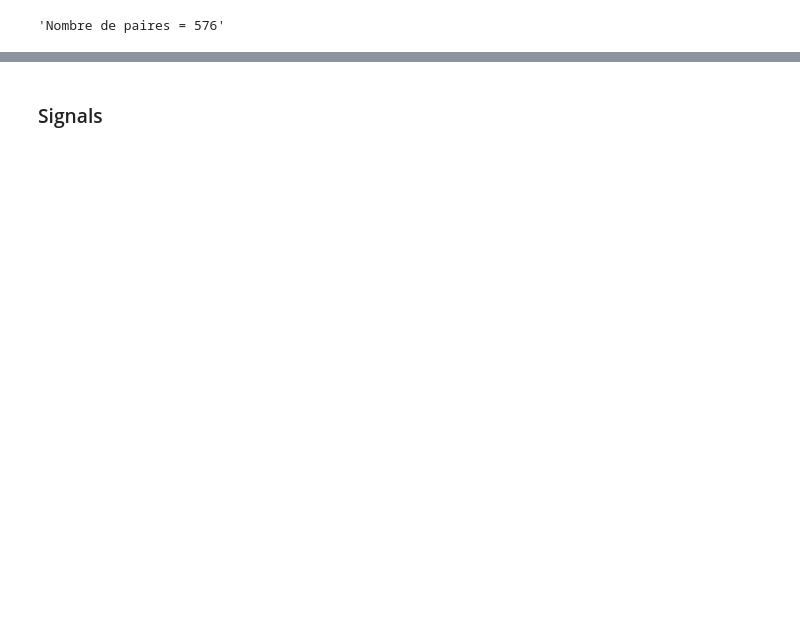
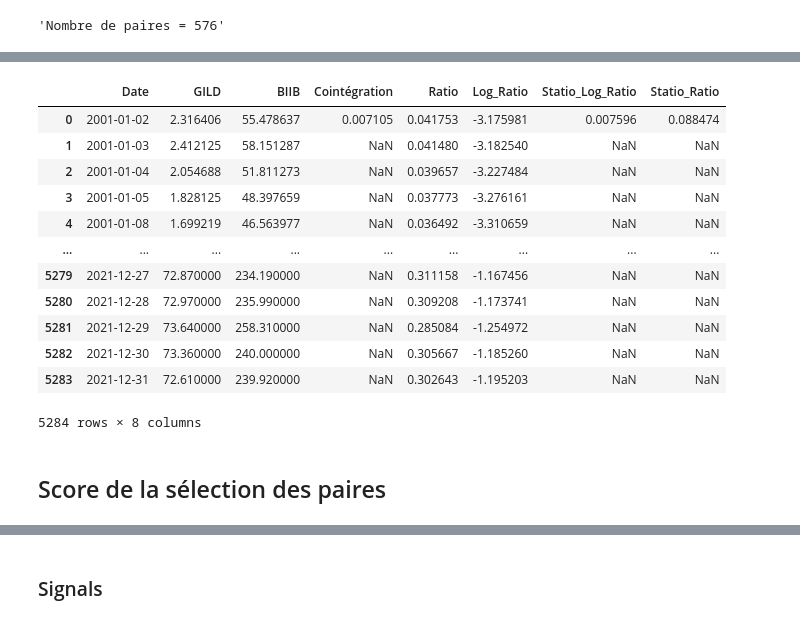
Before and after one commit to ArthurVinot/PI2, a Jupyter notebook: Code_Presentation.ipynb, the cells around one changed output, grey strips where cells are left out. Drawn from its saved outputs; the diff is of its cells as text; code cells hidden in the pictures; blank space fills up the shorter version.

```diff
--- a/Code_Presentation.ipynb
+++ b/Code_Presentation.ipynb
@@ -471,4 +463,20 @@ df_final, ratio_score, log_score, same = pair_selection(df_combi)
 # %%
-df_final[0][0]
+df_final[1][0]
+# %% [output]
+|  | Date | GILD | BIIB | Cointégration | Ratio | Log_Ratio | Statio_Log_Ratio | Statio_Ratio |
+| 0 | 2001-01-02 | 2.316406 | 55.478637 | 0.007105 | 0.041753 | -3.175981 | 0.007596 | 0.088474 |
+| 1 | 2001-01-03 | 2.412125 | 58.151287 | NaN | 0.041480 | -3.182540 | NaN | NaN |
+| 2 | 2001-01-04 | 2.054688 | 51.811273 | NaN | 0.039657 | -3.227484 | NaN | NaN |
+| 3 | 2001-01-05 | 1.828125 | 48.397659 | NaN | 0.037773 | -3.276161 | NaN | NaN |
+| 4 | 2001-01-08 | 1.699219 | 46.563977 | NaN | 0.036492 | -3.310659 | NaN | NaN |
+| ... | ... | ... | ... | ... | ... | ... | ... | ... |
+| 5279 | 2021-12-27 | 72.870000 | 234.190000 | NaN | 0.311158 | -1.167456 | NaN | NaN |
+| 5280 | 2021-12-28 | 72.970000 | 235.990000 | NaN | 0.309208 | -1.173741 | NaN | NaN |
+| 5281 | 2021-12-29 | 73.640000 | 258.310000 | NaN | 0.285084 | -1.254972 | NaN | NaN |
+| 5282 | 2021-12-30 | 73.360000 | 240.000000 | NaN | 0.305667 | -1.185260 | NaN | NaN |
+| 5283 | 2021-12-31 | 72.610000 | 239.920000 | NaN | 0.302643 | -1.195203 | NaN | NaN |
+5284 rows × 8 columns
+# %% [markdown]
+## Score de la sélection des paires
 # %%
 "Score ratio = " + str(ratio_score) + " Score Log_Ratio = " + str(log_score) + " Same = " + str(same)
```
Also changed, not shown: parts of 33 cells of this notebook.
